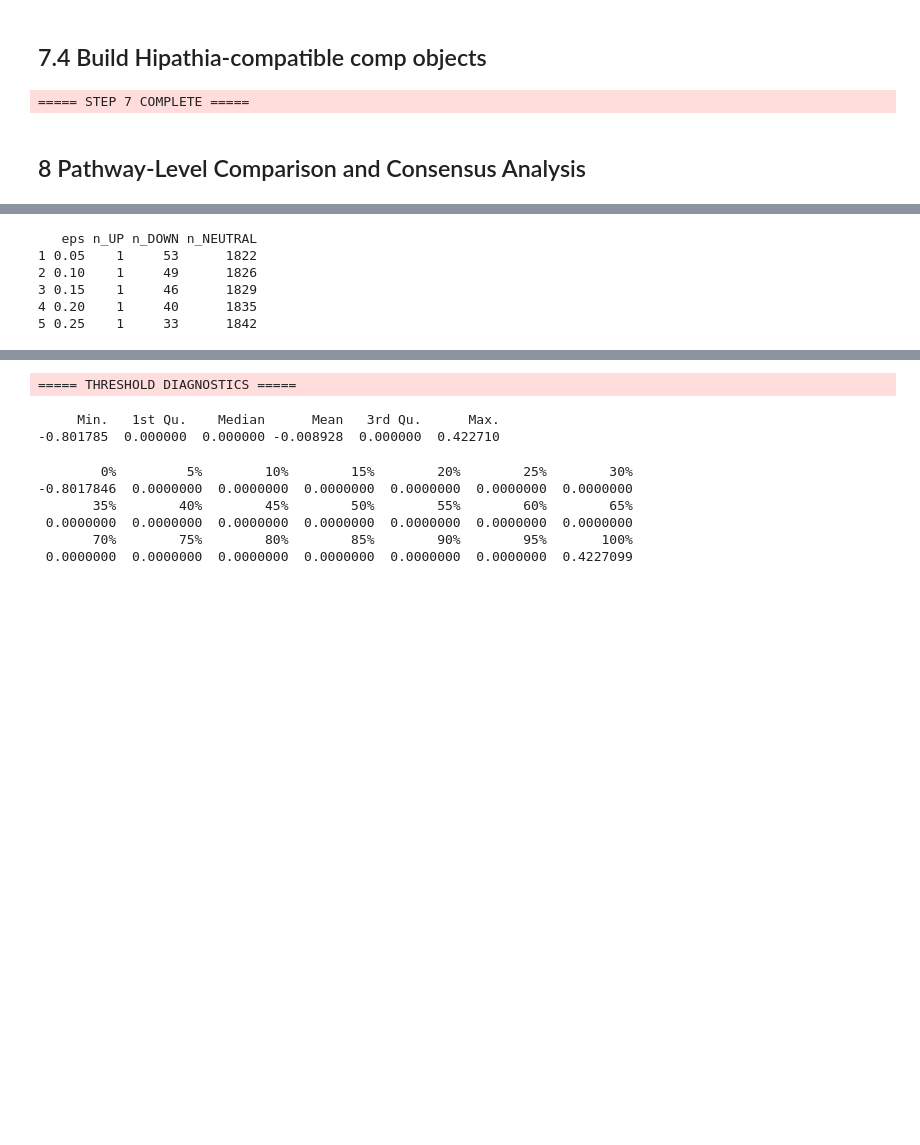
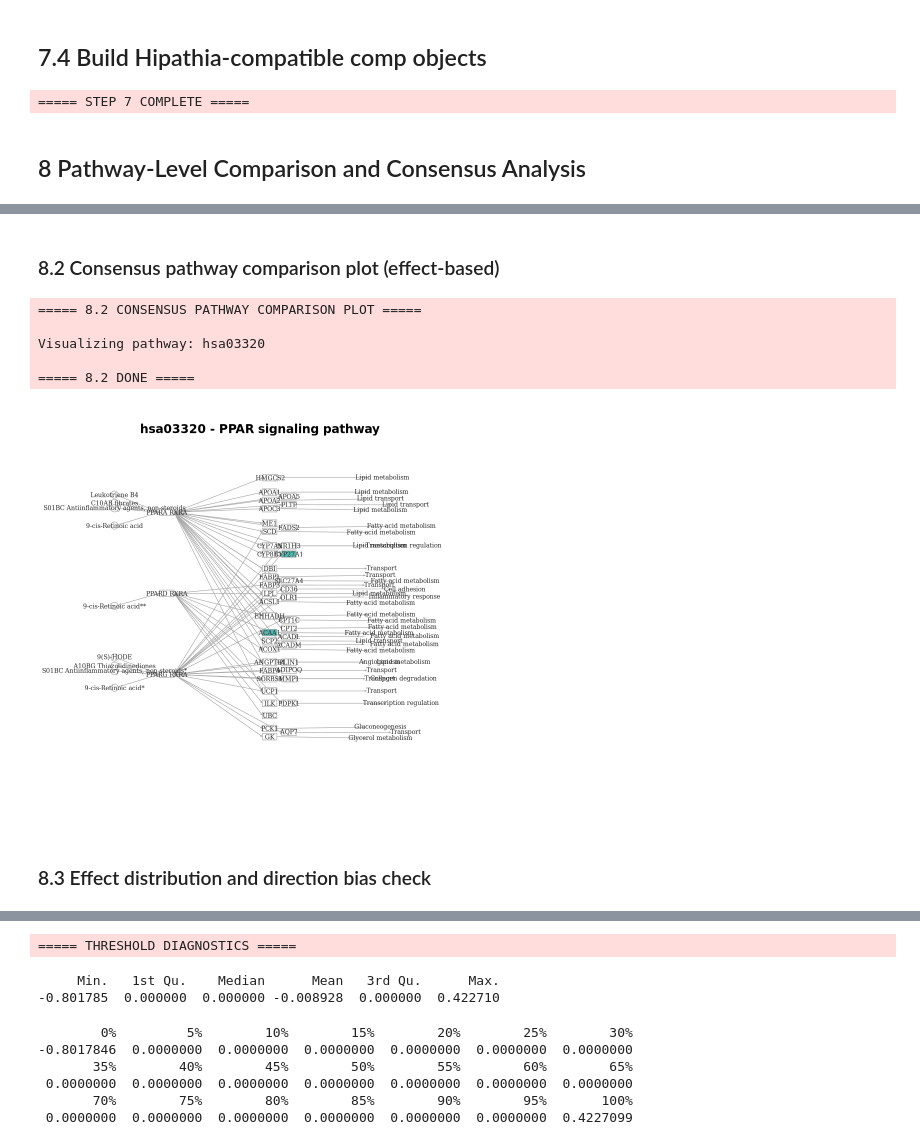
Before and after one commit to BennetDub/mein-r-projekt, a Jupyter notebook: Hipathia withou PB.ipynb, the cells around one changed output, grey strips where cells are left out. Cells and saved outputs as stored; diff of their text form; code cells hidden in the pictures; blank space fills up the shorter version.

```diff
--- a/Hipathia withou PB.ipynb
+++ b/Hipathia withou PB.ipynb
@@ -104,7 +104,7 @@ min_cells     <- 30
 species       <- "hsa"
 pathways_list <- c()   # empty = load all pathways
 
-eps_neutral <- 0.05
+eps_neutral <- 0.2
 # %% [markdown]
 ## 3. Patient Filter &Metadata Processing
 # %% [markdown]
@@ -792,26 +844,64 @@ abline(v = c(-0.05, -0.1, -0.2, 0.05, 0.1, 0.2),
+# %% [markdown]
+### 8.2 Consensus pathway comparison plot (effect-based)
 # %%
-eps_grid <- c(0.05, 0.1, 0.15, 0.2, 0.25)
+message("\n===== 8.2 CONSENSUS PATHWAY COMPARISON PLOT =====")
 
-threshold_summary <- data.frame(
-  eps = eps_grid,
-  n_UP = NA,
-  n_DOWN = NA,
-  n_NEUTRAL = NA
+stopifnot(exists("consensus_compact"))
+stopifnot(exists("pm"))
+stopifnot(exists("results"))
+stopifnot(exists("pathways"))
+
+# Build Hipathia-compatible comp object from consensus effect
+eff_comb <- combined_effect
+names(eff_comb) <- rownames(delta_mat)
+
+comp_consensus <- data.frame(
+  p.value = rep(1, length(eff_comb)),
+  FDRp.value = rep(1, length(eff_comb)),
+  stringsAsFactors = FALSE,
+  row.names = names(eff_comb)
 )
 
-for (i in seq_along(eps_grid)) {
-  eps <- eps_grid[i]
-  threshold_summary$n_UP[i]      <- sum(combined_effect >  eps, na.rm = TRUE)
-  threshold_summary$n_DOWN[i]    <- sum(combined_effect < -eps, na.rm = TRUE)
-  threshold_summary$n_NEUTRAL[i] <- sum(abs(combined_effect) <= eps, na.rm = TRUE)
-}
+comp_consensus$`UP/DOWN` <- ifelse(
+  eff_comb >  eps_neutral, "UP",
+  ifelse(eff_comb < -eps_neutral, "DOWN", "NEUTRAL")
+)
 
-print(threshold_summary)
+# Sample group labels (Normal / Tumor)
+sample_group <- sub("^.*_", "", colnames(pm))
+names(sample_group) <- colnames(pm)
+
+# Select pathway to visualize
+pathway_id <- "hsa03320"   # change if desired
+message("Visualizing pathway: ", pathway_id)
+
+# Node colors based on group contrast
+node_colors <- node_color_per_de(
+  results,
+  pathways,
+  sample_group,
+  group2_name,   # Tumor
+  group1_name,   # Normal
+  colors = "hipathia"
+)
+
+# Plot
+pathway_comparison_plot(
+  comp_consensus,
+  metaginfo = pathways,
+  pathway = pathway_id,
+  node_colors = node_colors,
+  colors = "hipathia"
+)
+
+message("===== 8.2 DONE =====\n")
 # %% [output]
-   eps n_UP n_DOWN n_NEUTRAL
-1 0.05    1     53      1822
-2 0.10    1     49      1826
-3 0.15    1     46      1829
-4 0.20    1     40      1835
-5 0.25    1     33      1842
+===== 8.2 CONSENSUS PATHWAY COMPARISON PLOT =====
+
+Visualizing pathway: hsa03320
+
+===== 8.2 DONE =====
+[figure, added]
+# %% [markdown]
+### 8.3 Effect distribution and direction bias check
 # %%
```
Also changed, not shown: parts of 42 cells of this notebook.
